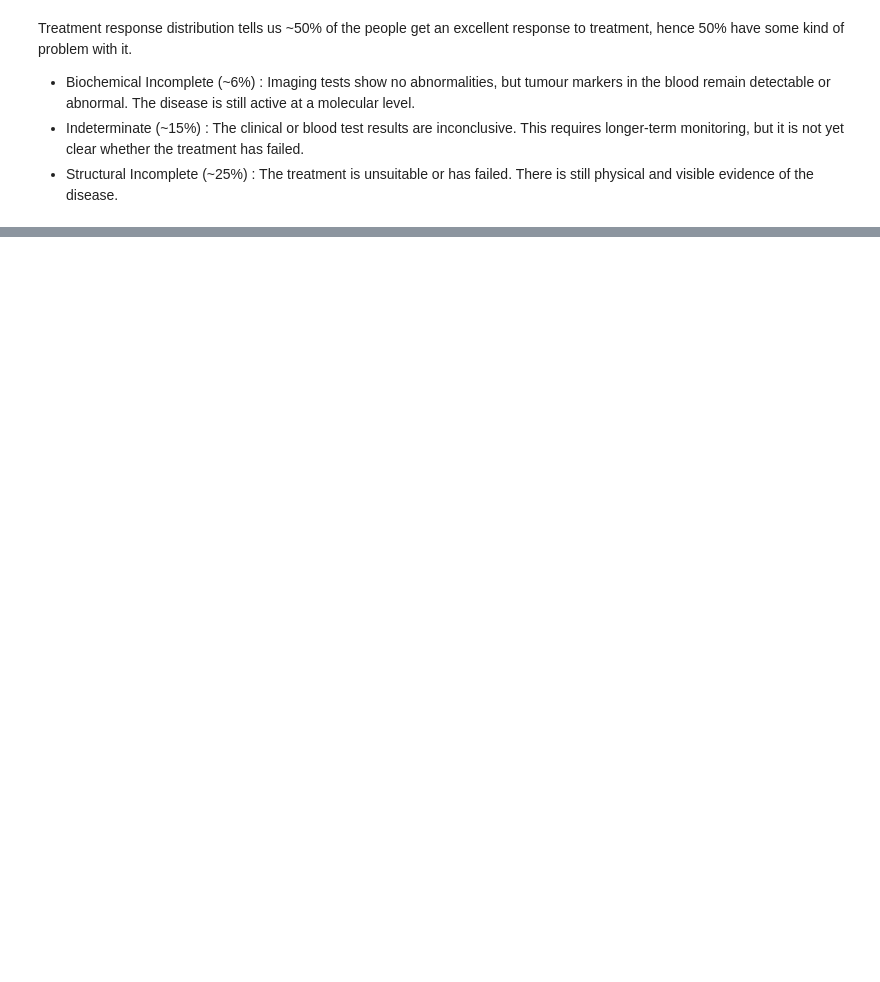
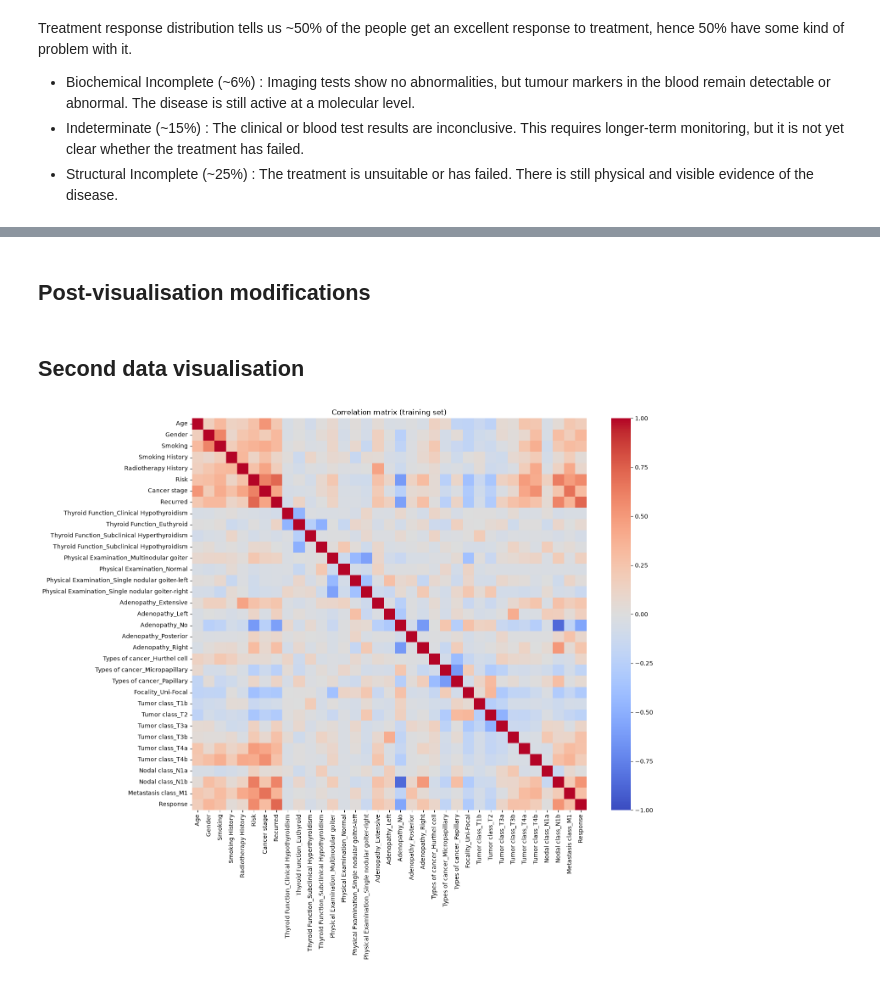
Before and after one commit to asdrz/thyroid-cancer-classification, a Jupyter notebook: main.ipynb, the cells around one changed output, grey strips where cells are left out. Cells and saved outputs as stored; diff of their text form; code cells hidden in the pictures; blank space fills up the shorter version.

Commit message:
Finished data preprocessing

```diff
--- a/main.ipynb
+++ b/main.ipynb
@@ -235,0 +204,27 @@ sns.boxplot(data=df, x='Cancer stage', y='Age', hue = 'Cancer stage', palette='S
+# %% [markdown]
+## Post-visualisation modifications
+# %%
+# X and Y separation
+X = df.drop(columns=['Response'])
+y = df['Response']
+# %%
+# Test and train data separation : as previous investigation suggested, Response being so imbalanced, we have to stratify the separation
+X_train_unscaled, X_test_unscaled, y_train, y_test = train_test_split(X, y, test_size=0.2, random_state=42, stratify=y)
+# %%
+# Scaling
+std_scaler = StandardScaler()
+std_scaler.set_output(transform="pandas")
+
+X_train = std_scaler.fit_transform(X_train_unscaled)
+X_test = std_scaler.transform(X_test_unscaled)
+# %% [markdown]
+## Second data visualisation
+# %%
+train_data = pd.concat([X_train, y_train], axis = 1)
+
+plt.figure(figsize=(15, 12))
+sns.heatmap(train_data.corr(), cmap = 'coolwarm', vmin = -1, vmax = 1)
+plt.title('Correlation matrix (training set)')
+plt.show()
+# %% [output]
+[figure, added]
```
Also changed, not shown: parts of 15 cells of this notebook.
